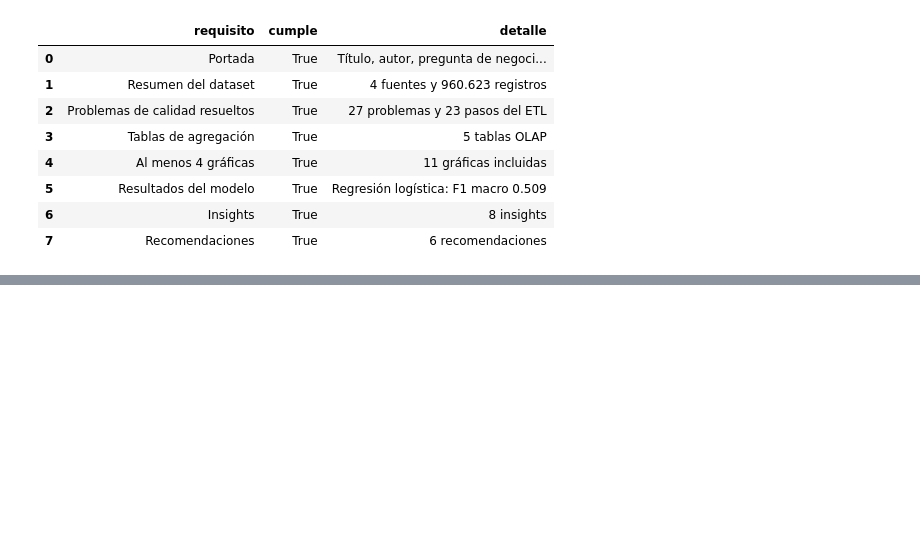
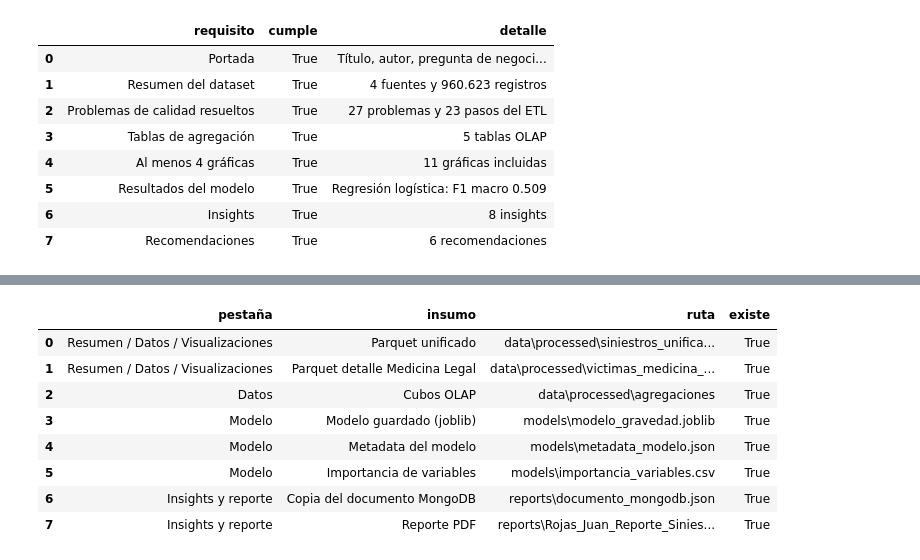
Before and after one commit to ingjuancrojasl-crypto/Rojas_Juan_BigData_ProyectoFinal, a Jupyter notebook: notebooks/Rojas_Juan_BigData_ProyectoFinal.ipynb, the cells around one changed output, grey strips where cells are left out. Saved outputs shown, nothing was run; the diff lists cells and outputs as text; code cells hidden in the pictures; blank space fills up the shorter version.

```diff
--- a/notebooks/Rojas_Juan_BigData_ProyectoFinal.ipynb
+++ b/notebooks/Rojas_Juan_BigData_ProyectoFinal.ipynb
@@ -1686,0 +1701,24 @@ python src/reporte_pdf.py
+# %%
+insumos_app = pd.DataFrame([
+    ("Resumen / Datos / Visualizaciones", "Parquet unificado", config.ARCHIVO_UNIFICADO),
+    ("Resumen / Datos / Visualizaciones", "Parquet detalle Medicina Legal", config.ARCHIVO_DETALLE),
+    ("Datos", "Cubos OLAP", config.DIR_AGREGACIONES),
+    ("Modelo", "Modelo guardado (joblib)", config.DIR_MODELOS / "modelo_gravedad.joblib"),
+    ("Modelo", "Metadata del modelo", config.DIR_MODELOS / "metadata_modelo.json"),
+    ("Modelo", "Importancia de variables", config.DIR_MODELOS / "importancia_variables.csv"),
+    ("Insights y reporte", "Copia del documento MongoDB", config.DIR_REPORTES / "documento_mongodb.json"),
+    ("Insights y reporte", "Reporte PDF", reporte_pdf.ARCHIVO_REPORTE),
+], columns=["pestaña", "insumo", "ruta"])
+insumos_app["existe"] = insumos_app["ruta"].map(lambda r: Path(r).exists())
+insumos_app["ruta"] = insumos_app["ruta"].map(lambda r: str(Path(r).relative_to(config.RAIZ_PROYECTO)))
+insumos_app
+# %% [output]
+|  | pestaña | insumo | ruta | existe |
+| 0 | Resumen / Datos / Visualizaciones | Parquet unificado | data\processed\siniestros_unifica... | True |
+| 1 | Resumen / Datos / Visualizaciones | Parquet detalle Medicina Legal | data\processed\victimas_medicina_... | True |
+| 2 | Datos | Cubos OLAP | data\processed\agregaciones | True |
+| 3 | Modelo | Modelo guardado (joblib) | models\modelo_gravedad.joblib | True |
+| 4 | Modelo | Metadata del modelo | models\metadata_modelo.json | True |
+| 5 | Modelo | Importancia de variables | models\importancia_variables.csv | True |
+| 6 | Insights y reporte | Copia del documento MongoDB | reports\documento_mongodb.json | True |
+| 7 | Insights y reporte | Reporte PDF | reports\Rojas_Juan_Reporte_Sinies... | True |
```
Also changed, not shown: parts of 28 cells of this notebook.
